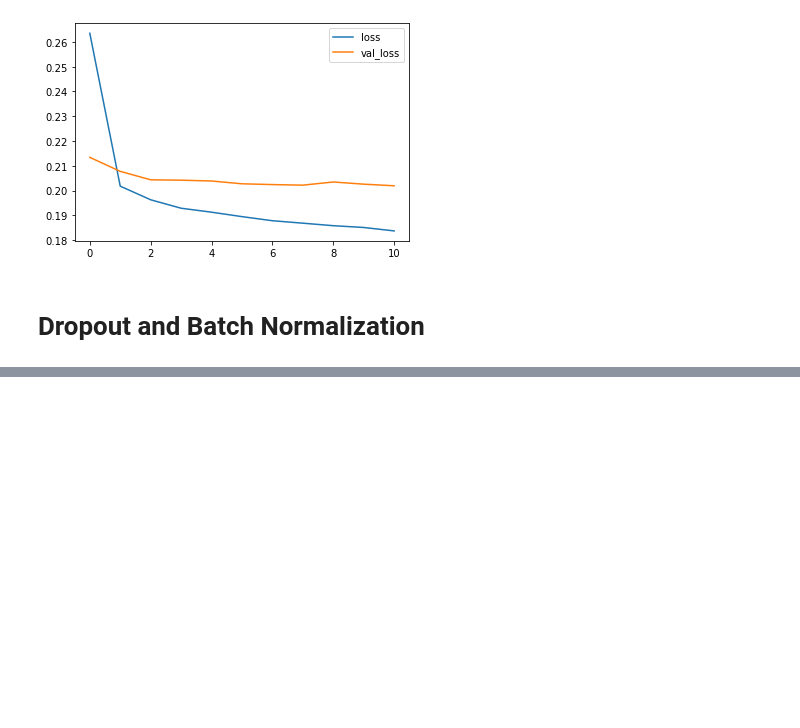
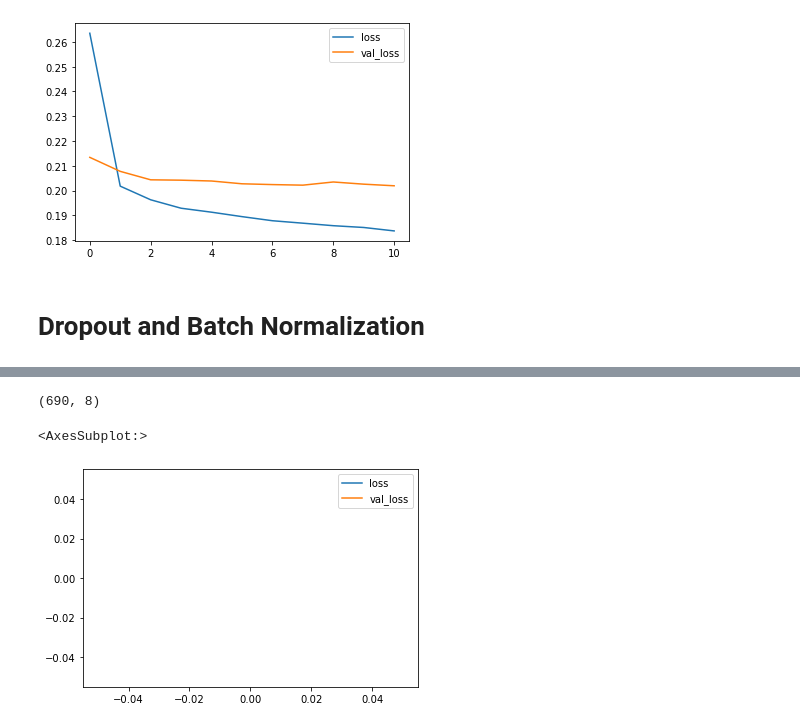
Before and after one commit to AliakbarMehdizadeh/Deep-Neural-Networks, a Jupyter notebook: Intro_to_Deep_Learning.ipynb, the cells around one changed output, grey strips where cells are left out. Drawn from its saved outputs; the diff is of its cells as text; code cells hidden in the pictures; blank space fills up the shorter version.

```diff
--- a/Intro_to_Deep_Learning.ipynb
+++ b/Intro_to_Deep_Learning.ipynb
@@ -581,0 +691,2 @@ Epoch 11/50
+# %%
+concrete = pd.read_csv('data/concrete.csv')
@@ -581,0 +702,34 @@ Epoch 11/50
+# %%
+X = concrete.copy()
+y = X.pop('CompressiveStrength')
+# %%
+X_train, X_valid, y_train, y_valid = train_test_split(X,y, random_state=0, test_size=0.33)
+# %%
+X_train.shape
+# %% [output]
+(690, 8)
+# %%
+model = keras.Sequential([
+    layers.Dense(512, activation='relu', input_shape=[8]),
+    layers.Dense(512, activation='relu'),
+    layers.Dense(512, activation='relu'),
+    layers.Dense(1),
+])
+model.compile(
+    optimizer='sgd',
+    loss='mae',
+    metrics=['mae'],
+)
+history = model.fit(
+    X_train, y_train,
+    validation_data=(X_valid, y_valid),
+    batch_size=64,
+    epochs=100,
+    verbose=0,
+)
+
+history_df = pd.DataFrame(history.history)
+history_df.loc[0:, ['loss', 'val_loss']].plot()
+# %% [output]
+<AxesSubplot:>
+[figure, added]
```
Also changed, not shown: parts of 24 cells of this notebook.
